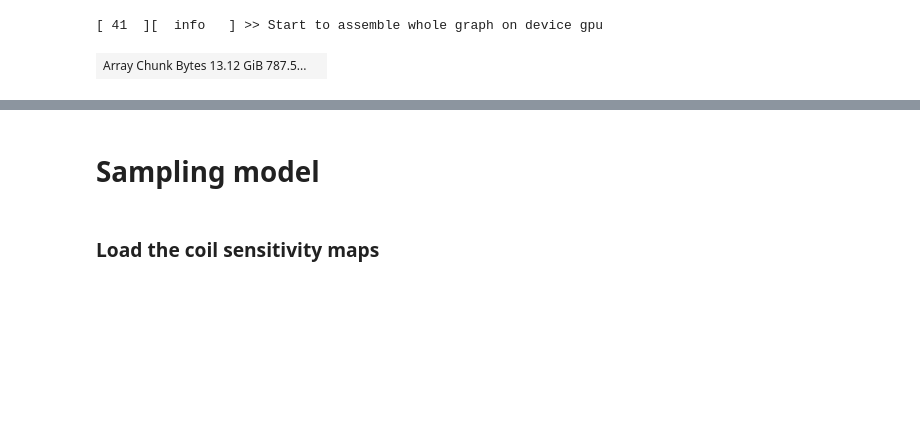
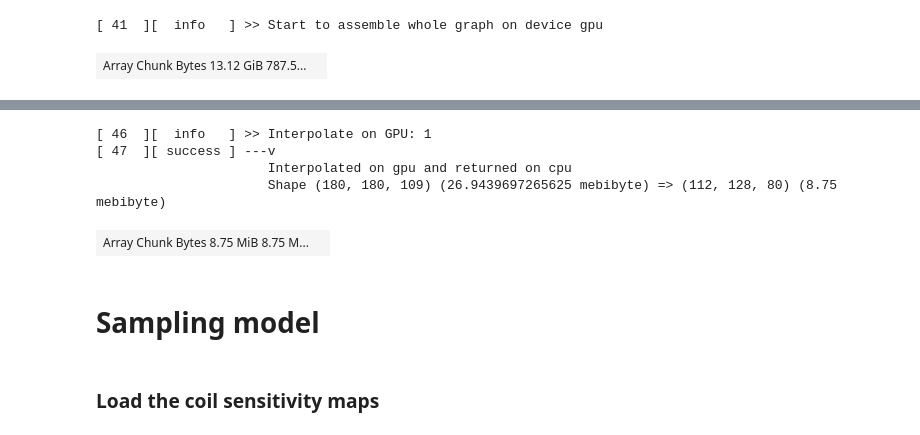
Before and after one commit to MRSI-HFMR-Group-Vienna/Synthetic_MRSI, a Jupyter notebook: code/main_notebook.ipynb, the cells around one changed output, grey strips where cells are left out. Drawn from its saved outputs; the diff is of its cells as text; code cells hidden in the pictures; blank space fills up the shorter version.

```diff
--- a/code/main_notebook.ipynb
+++ b/code/main_notebook.ipynb
@@ -83,8 +82,8 @@ Fri Feb  6 21:42:47 2026
 #os.environ["CUDA_VISIBLE_DEVICES"] = "1,2,3"
 
 
-target_gpu_smaller_tasks = 0
-target_gpus_big_tasks = [0]
+target_gpu_smaller_tasks = 1
+target_gpus_big_tasks = [1]
 
 device_memory_limit = "32GB"
 # %% [markdown]
@@ -421,0 +439,14 @@ computational_graph_0
+# %%
+# Interpolate B0 map to target size
+from spatial_metabolic_distribution import ParameterMap
+working_B0_map = ParameterMap(map_type="B0", metabolite_name=None, values=loaded_B0_map.loaded_maps["B0"], unit=loaded_B0_map.loaded_maps_unit)
+working_B0_map.interpolate(target_size=metabolic_mask.mask.shape, order=3, device="gpu", target_gpu=target_gpu_smaller_tasks, verbose=True)
+# Transform to dask array, choose right chunksize
+B0_map_dask = da.asarray(working_B0_map.values, chunks=block_size_spectral_spatial_model[1:])
+B0_map_dask
+# %% [output]
+[ 46  ][  info   ] >> Interpolate on GPU: 1
+[ 47  ][ success ] ---v
+                      Interpolated on gpu and returned on cpu
+                      Shape (180, 180, 109) (26.9439697265625 mebibyte) => (112, 128, 80) (8.75 mebibyte)
+| Array Chunk Bytes 8.75 MiB 8.75 M... |  |
```
Also changed, not shown: parts of 28 cells of this notebook, 3 other files.
